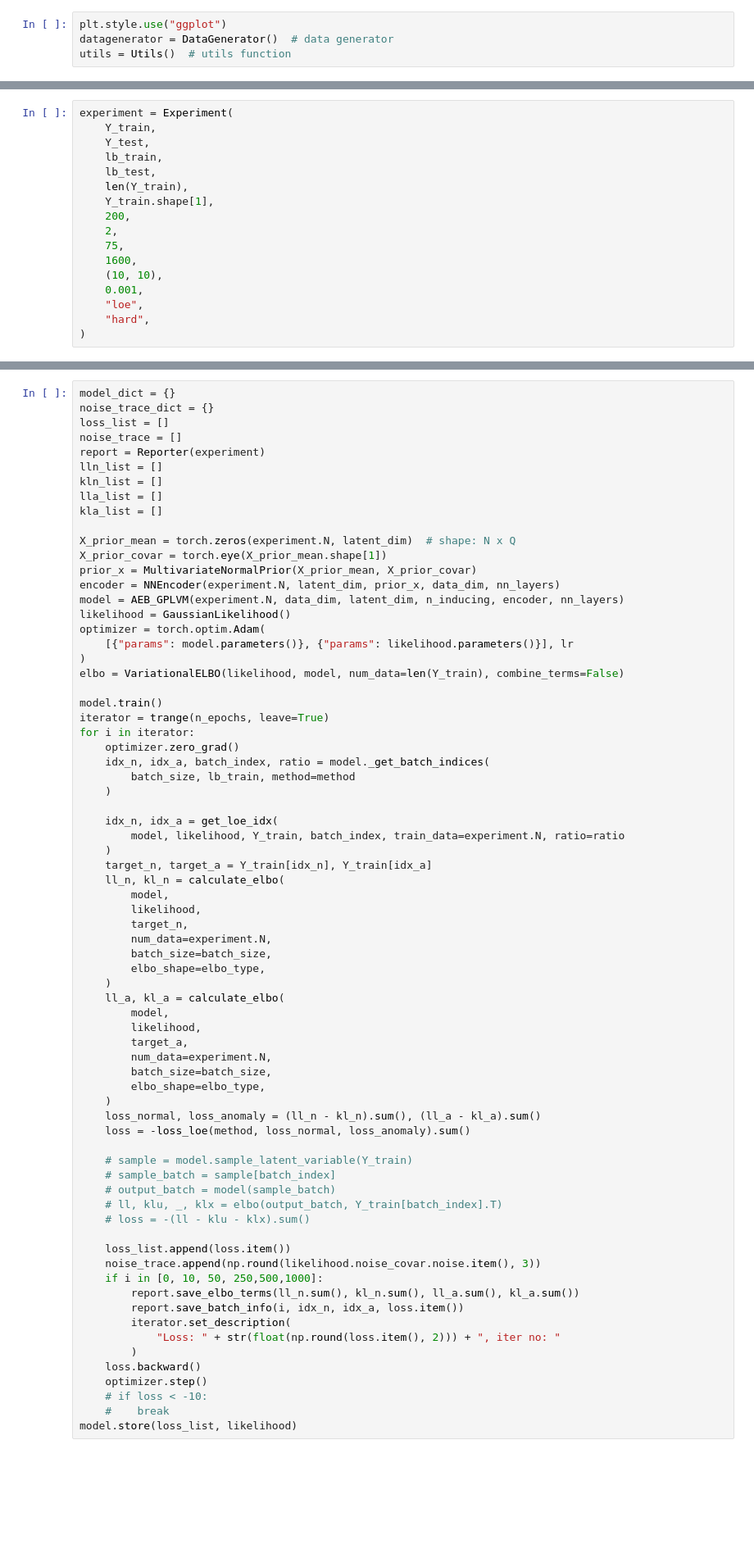
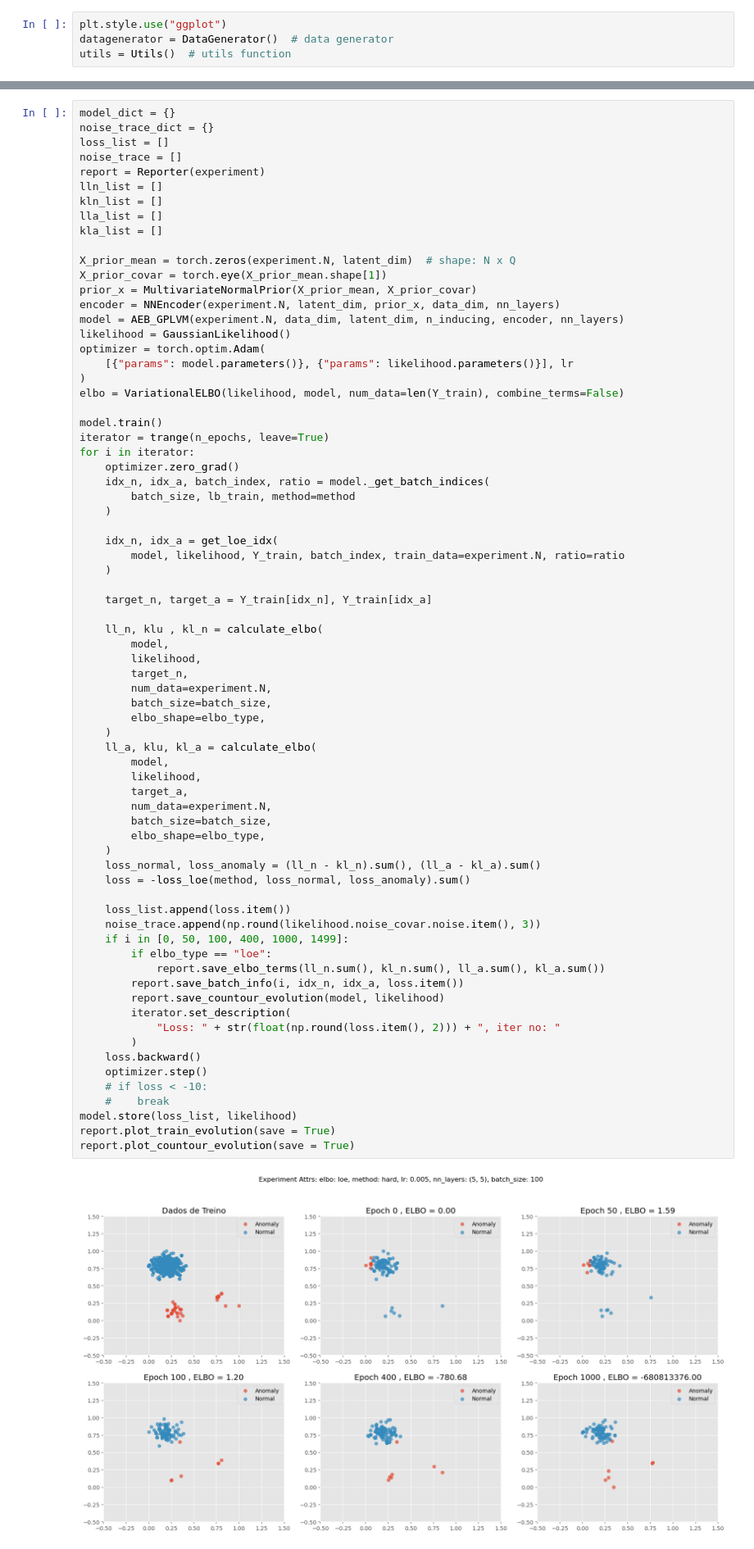
Before and after one commit to davinavarro/OE-GPLVM, a Jupyter notebook: demo-oegplvm-loss.ipynb, the cells around one changed output, grey strips where cells are left out. Shown: that part at 82% size. Cells and saved outputs as stored; diff of their text form; blank space fills up the shorter version.

```diff
--- a/demo-oegplvm-loss.ipynb
+++ b/demo-oegplvm-loss.ipynb
@@ -71,17 +109,0 @@ plt.legend()
-# %%
-experiment = Experiment(
-    Y_train,
-    Y_test,
-    lb_train,
-    lb_test,
-    len(Y_train),
-    Y_train.shape[1],
-    200,
-    2,
-    75,
-    1600,
-    (10, 10),
-    0.001,
-    "loe",
-    "hard",
-)
@@ -129,42 +140,44 @@ for i in iterator:
     idx_n, idx_a = get_loe_idx(
         model, likelihood, Y_train, batch_index, train_data=experiment.N, ratio=ratio
     )
+
     target_n, target_a = Y_train[idx_n], Y_train[idx_a]
-    ll_n, kl_n = calculate_elbo(
+
+    ll_n, klu , kl_n = calculate_elbo(
         model,
         likelihood,
         target_n,
         num_data=experiment.N,
         batch_size=batch_size,
         elbo_shape=elbo_type,
     )
-    ll_a, kl_a = calculate_elbo(
+    ll_a, klu, kl_a = calculate_elbo(
         model,
         likelihood,
         target_a,
         num_data=experiment.N,
         batch_size=batch_size,
         elbo_shape=elbo_type,
     )
     loss_normal, loss_anomaly = (ll_n - kl_n).sum(), (ll_a - kl_a).sum()
     loss = -loss_loe(method, loss_normal, loss_anomaly).sum()
 
-    # sample = model.sample_latent_variable(Y_train)
-    # sample_batch = sample[batch_index]
-    # output_batch = model(sample_batch)
-    # ll, klu, _, klx = elbo(output_batch, Y_train[batch_index].T)
-    # loss = -(ll - klu - klx).sum()
-
     loss_list.append(loss.item())
     noise_trace.append(np.round(likelihood.noise_covar.noise.item(), 3))
-    if i in [0, 10, 50, 250,500,1000]:
-        report.save_elbo_terms(ll_n.sum(), kl_n.sum(), ll_a.sum(), kl_a.sum())
+    if i in [0, 50, 100, 400, 1000, 1499]:
+        if elbo_type == "loe":
+            report.save_elbo_terms(ll_n.sum(), kl_n.sum(), ll_a.sum(), kl_a.sum())
         report.save_batch_info(i, idx_n, idx_a, loss.item())
+        report.save_countour_evolution(model, likelihood)
         iterator.set_description(
             "Loss: " + str(float(np.round(loss.item(), 2))) + ", iter no: "
         )
     loss.backward()
     optimizer.step()
     # if loss < -10:
     #    break
 model.store(loss_list, likelihood)
+report.plot_train_evolution(save = True)
+report.plot_countour_evolution(save = True)
+# %% [output]
+[figure, added]
```
Also changed, not shown: parts of 14 cells of this notebook, 13 other files.
